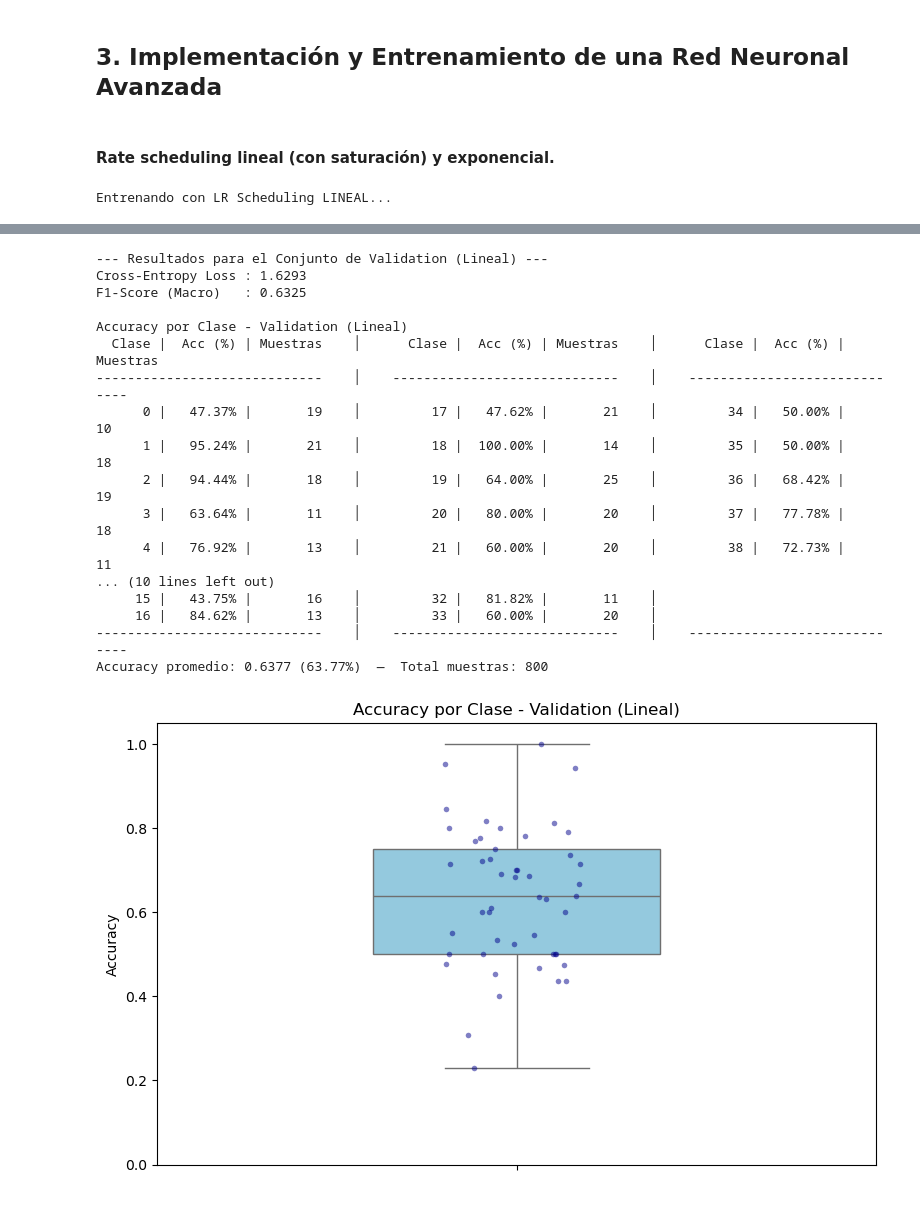
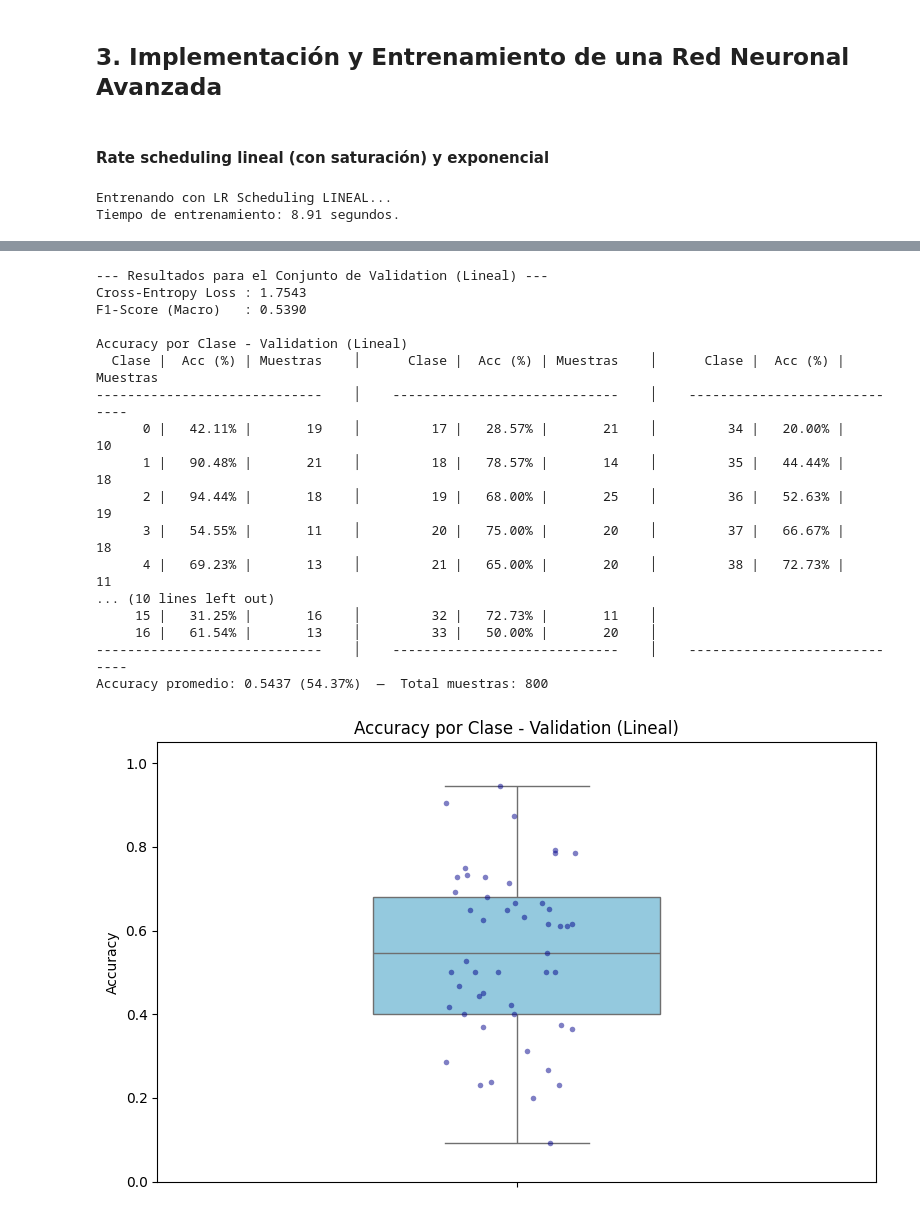
Before and after one commit to Santicar575/TP3_ML_Redes_Neuronales, a Jupyter notebook: notebooks/Entrega_TP3.ipynb, the cells around one changed output, grey strips where cells are left out. Cells and saved outputs as stored; diff of their text form; code cells hidden in the pictures.

```diff
--- a/notebooks/Entrega_TP3.ipynb
+++ b/notebooks/Entrega_TP3.ipynb
@@ -257,19 +266,24 @@ Al analizar las métricas obtenidas, identifico un claro escenario de overfittin
 # %% [markdown]
 ## 3. Implementación y Entrenamiento de una Red Neuronal Avanzada
 # %% [markdown]
-#### Rate scheduling lineal (con saturación) y exponencial.
+#### Rate scheduling lineal (con saturación) y exponencial
 # %%
 M_lineal = MLP(n_layers=3, nodes_per_layer=[784, 128, 64, 49], random_seed=RANDOM_SEED)
 
 print("Entrenando con LR Scheduling LINEAL...")
+start_time = time.time()
 train_loss_lin, val_loss_lin = M_lineal.fit(
     X_train_full, y_train_full,
-    eta_0=1, epochs=200,
+    eta_0=0.2, epochs=300,
     X_val=X_val_full, y_val=y_val_full,
     lr_schedule="lineal",
     K=400,        # epocas hasta llegar a eta_K
-    eta_K=0.01   # learning rate final
+    eta_K=0.001   # learning rate final
 )
+
+end_time = time.time()
+training_time = end_time - start_time
+print(f"Tiempo de entrenamiento: {training_time:.2f} segundos.")
 
 plt.figure(figsize=(10, 6))
 plt.plot(train_loss_lin, label='Train')
@@ -304,3 +318,4 @@ cm_val_lin, accs_val_lin = evaluate_model(
 plot_confusion_matrix(cm_val_lin, title="Confusion Matrix - Validation (Lineal)")
 # %% [output]
 Entrenando con LR Scheduling LINEAL...
+Tiempo de entrenamiento: 8.91 segundos.
@@ -327,18 +342,18 @@ Accuracy promedio: 0.9893 (98.93%)  —  Total muestras: 3200
 --- Resultados para el Conjunto de Validation (Lineal) ---
-Cross-Entropy Loss : 1.6293
-F1-Score (Macro)   : 0.6325
+Cross-Entropy Loss : 1.7543
+F1-Score (Macro)   : 0.5390
 
 Accuracy por Clase - Validation (Lineal)
   Clase |  Acc (%) | Muestras    │      Clase |  Acc (%) | Muestras    │      Clase |  Acc (%) | Muestras
 -----------------------------    │    -----------------------------    │    -----------------------------
-      0 |   47.37% |       19    │         17 |   47.62% |       21    │         34 |   50.00% |       10
-      1 |   95.24% |       21    │         18 |  100.00% |       14    │         35 |   50.00% |       18
-      2 |   94.44% |       18    │         19 |   64.00% |       25    │         36 |   68.42% |       19
-      3 |   63.64% |       11    │         20 |   80.00% |       20    │         37 |   77.78% |       18
-      4 |   76.92% |       13    │         21 |   60.00% |       20    │         38 |   72.73% |       11
+      0 |   42.11% |       19    │         17 |   28.57% |       21    │         34 |   20.00% |       10
+      1 |   90.48% |       21    │         18 |   78.57% |       14    │         35 |   44.44% |       18
+      2 |   94.44% |       18    │         19 |   68.00% |       25    │         36 |   52.63% |       19
+      3 |   54.55% |       11    │         20 |   75.00% |       20    │         37 |   66.67% |       18
+      4 |   69.23% |       13    │         21 |   65.00% |       20    │         38 |   72.73% |       11
 ... (10 lines left out)
-     15 |   43.75% |       16    │         32 |   81.82% |       11    │
-     16 |   84.62% |       13    │         33 |   60.00% |       20    │
+     15 |   31.25% |       16    │         32 |   72.73% |       11    │
+     16 |   61.54% |       13    │         33 |   50.00% |       20    │
 -----------------------------    │    -----------------------------    │    -----------------------------
-Accuracy promedio: 0.6377 (63.77%)  —  Total muestras: 800
+Accuracy promedio: 0.5437 (54.37%)  —  Total muestras: 800
-[figure, old version]
+[figure, new version]
```
Also changed, not shown: parts of 13 cells of this notebook, 1 other file.
